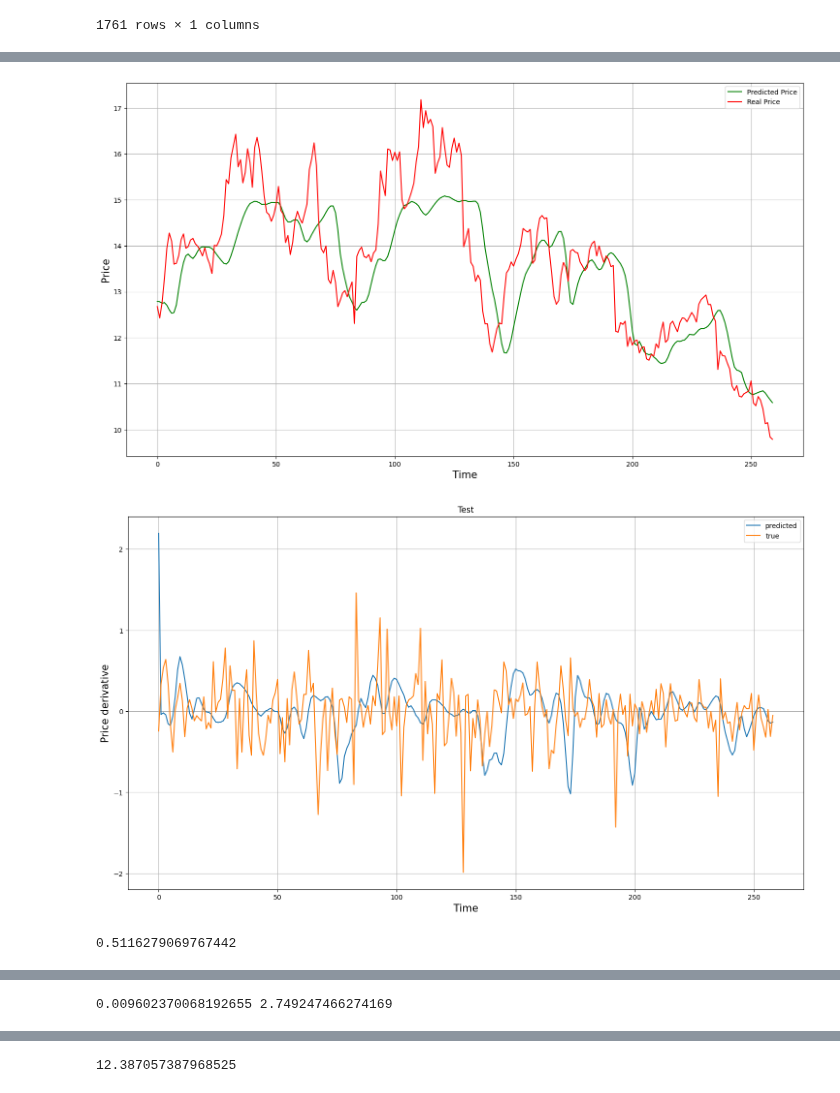
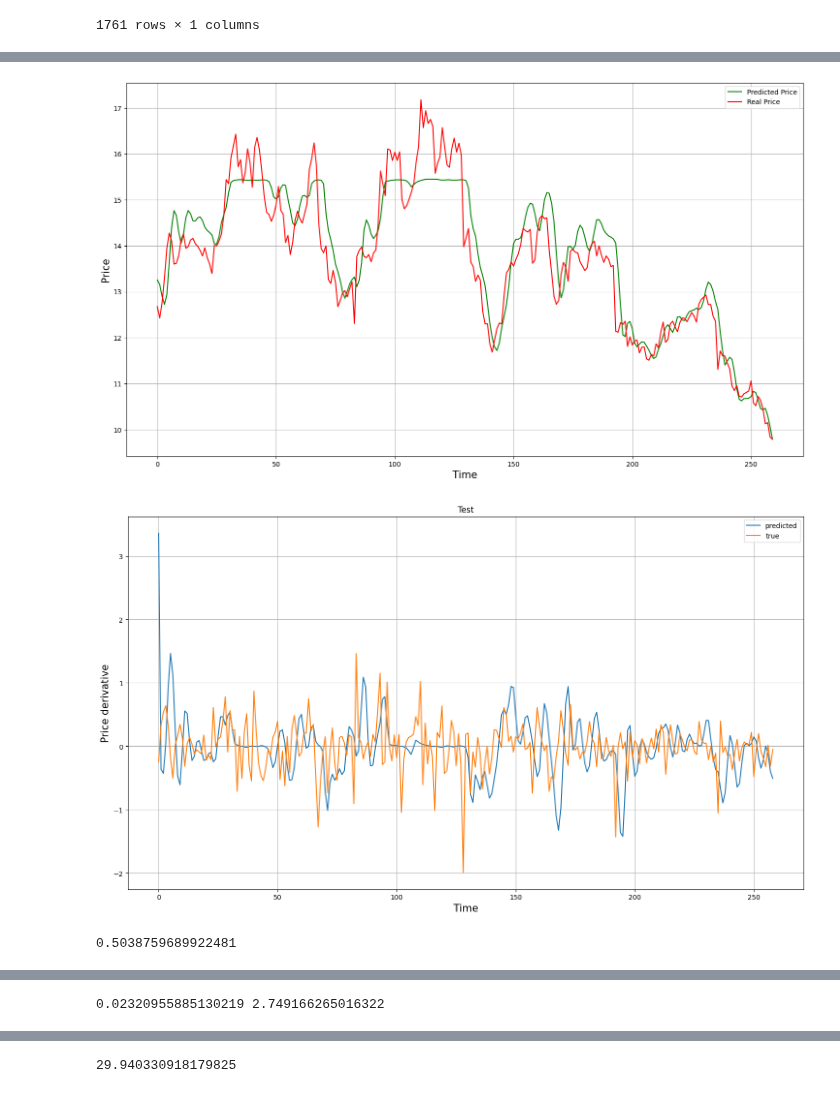
Before and after one commit to NicoGiamm/MachineLearning-DataScience_smallprojects, a Jupyter notebook: Stock Forecast 2.0/4_lstm.ipynb, the cells around one changed output, grey strips where cells are left out. Drawn from its saved outputs; the diff is of its cells as text; code cells hidden in the pictures.

```diff
--- a/Stock Forecast 2.0/4_lstm.ipynb
+++ b/Stock Forecast 2.0/4_lstm.ipynb
@@ -66,11 +66,11 @@ def lstm(ws=30, dtp=1, multi=2):
     model = tf.keras.Sequential()
 
     # LSTM layers
-    model.add(LSTM(multi*ws, return_sequences=True))
+    model.add(Bidirectional(LSTM(multi*ws, return_sequences=True)))
     model.add(Dense(5, kernel_regularizer=L2(0.2)))
-    model.add(LSTM(multi*ws, return_sequences=True))
+    model.add(Bidirectional(LSTM(multi*ws, return_sequences=True)))
     model.add(Dense(5, kernel_regularizer=L2(0.2)))
-    model.add(LSTM(multi*ws, return_sequences=True))
+    model.add(Bidirectional(LSTM(multi*ws, return_sequences=True)))
     model.add(Dense(5, kernel_regularizer=L2(0.2)))
     model.add(LSTM(multi*ws, return_sequences=False))
     model.add(Dense(5, kernel_regularizer=L2(0.2)))
@@ -81,7 +81,7 @@ def lstm(ws=30, dtp=1, multi=2):
 
     return model
 # %%
-ws = 10
+ws = 20
 dtp = 1
 
 X_train, X_test, y_train, y_test, y_val = forecast_split(close, window_size=ws, dtp=dtp, test_days=260)
@@ -96,10 +96,10 @@ X_train_reshaped = np.reshape(X_train_scaled, (X_train_scaled.shape[0], X_train_
 X_test_reshaped = np.reshape(X_test_scaled, (X_test_scaled.shape[0], X_test_scaled.shape[1], 1))
 
 fs = Forecastsimulator(lstm(ws=ws, dtp=dtp, multi=3))
-fs.train_nn(X_train_reshaped, y_train_scaled, epochs=50, batch_size=20)
+fs.train_nn(X_train_reshaped, y_train_scaled, epochs=100, batch_size=20)
 prediction = scaler_y.inverse_transform(fs.predict(X_test_reshaped))
 
-fs.plot_prediction(prediction, y_test)
-fs.simulate(prediction, y_test)
+fs.plot_prediction(prediction, y_val)
+fs.simulate(prediction, y_val)
 del fs
 # %% [output]
@@ -123,3 +123,3 @@ Epoch 50/50
-[figure, old version]
+[figure, new version]
-[figure, old version]
+[figure, new version]
-0.5116279069767442
+0.5038759689922481
@@ -127 +127 @@ Epoch 50/50
-0.009602370068192655 2.749247466274169
+0.02320955885130219 2.749166265016322
@@ -129 +129 @@ Epoch 50/50
-12.387057387968525
+29.940330918179825
```
Also changed, not shown: parts of 1 cell of this notebook.
